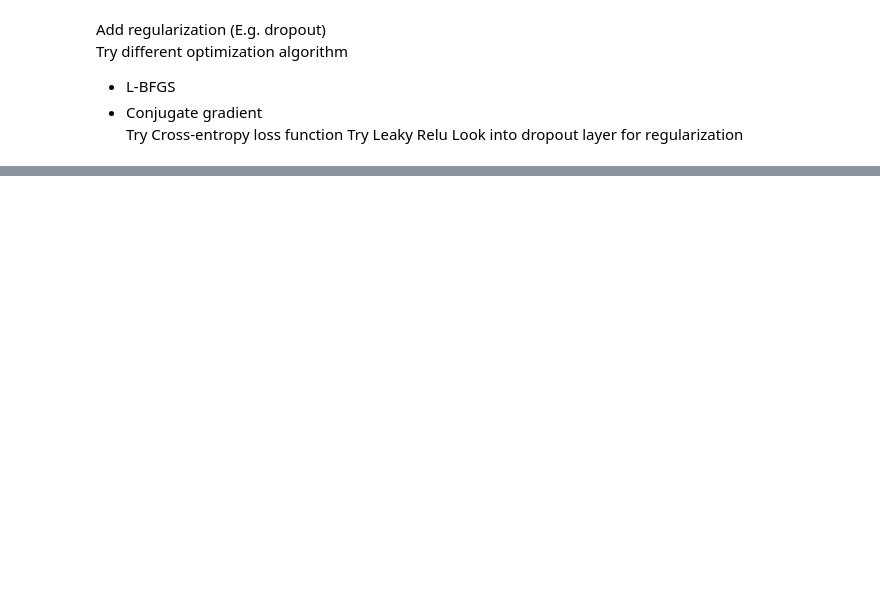
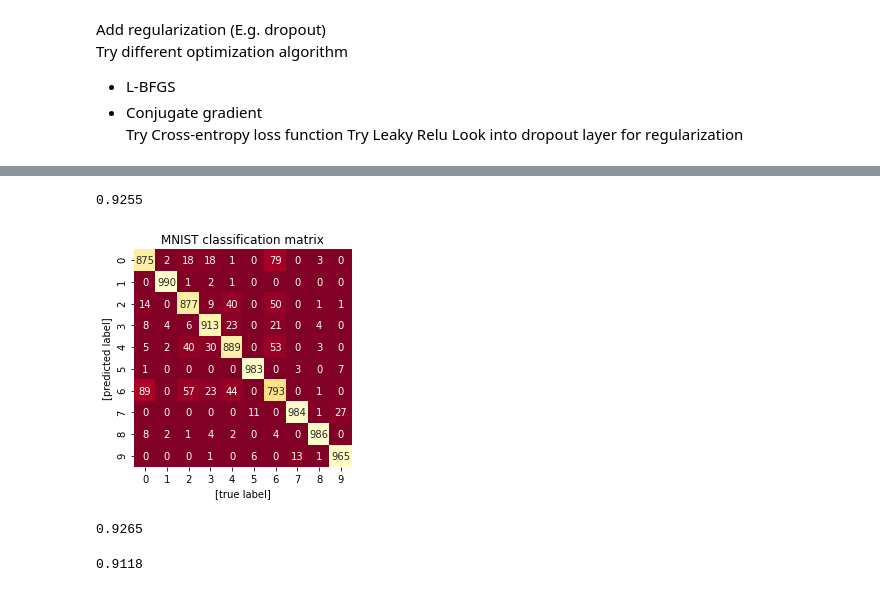
Before and after one commit to don3tan/MLCodingChallenge, a Jupyter notebook: nn.ipynb, the cells around one changed output, grey strips where cells are left out. Cells and saved outputs as stored; diff of their text form; code cells hidden in the pictures; blank space fills up the shorter version.

```diff
--- a/nn.ipynb
+++ b/nn.ipynb
@@ -791,0 +900,11 @@ At Epoch 290 - NLL Accuracy = 0.8893 , Cross-Entropy = 0.8942
+# %%
+# specify the training parameters
+num_epochs = 20 # number of training epochs
+mini_batch_size = 32 # size of the mini-batches
+
+# define learning rate and optimization strategy
+learning_rate = 0.001
+decay_rate = 0.01
+optimizer = optim.SGD(params=model.parameters(), lr=learning_rate, weight_decay = decay_rate)
+# %%
+train_dataloader = torch.utils.data.DataLoader(reshaped_train_dataset, batch_size=mini_batch_size, shuffle=True)
@@ -799,0 +1279,18 @@ Look into dropout layer for regularization
+# %%
+# restore pre-trained model snapshot
+# best_model_name = "model4_epoch_{}.pth".format(best_epoch_nn4[0])
+best_model_name = "model4_epoch_{}.pth".format(197)
+
+# init pre-trained model class
+best_model = MNISTNet4()
+
+# case: gpu computing enabled
+if use_gpu == True:
+
+  # push model to the GPU
+  model = model.cuda()
+
+# load pre-trained models
+best_model.load_state_dict(torch.load(os.path.join("models", best_model_name), map_location='cpu'))
+
+# print("Epoch {} has been loaded".format(best_epoch_nn4[0]))
@@ -799,0 +1323,23 @@ Look into dropout layer for regularization
+# %%
+# Adam with amsgrad 200 epoch W/ Additional Layer 32 (NLLLoss)
+predictions = torch.argmax(best_model(reshaped_eval_dataset.tensors[0].float()), dim=1)
+metrics.accuracy_score(reshaped_eval_dataset.tensors[1], predictions.detach())
+# %% [output]
+0.9255
+# %%
+# determine classification matrix of the predicted and target classes
+mat = confusion_matrix(reshaped_eval_dataset.tensors[1], predictions.detach())
+
+# plot corresponding confusion matrix
+sns.heatmap(mat.T, square=True, annot=True, fmt='d', cbar=False, cmap='YlOrRd_r', xticklabels=range(0,10), yticklabels=range(0,10))
+plt.title('MNIST classification matrix')
+plt.xlabel('[true label]')
+plt.ylabel('[predicted label]');
+# %% [output]
+[figure, added]
+# %%
+# Adam with amsgrad 200 epoch W/ Additional Layer 32 (Cross Entropy)
+predictions = torch.argmax(best_model(reshaped_eval_dataset.tensors[0].float()), dim=1)
+metrics.accuracy_score(reshaped_eval_dataset.tensors[1], predictions.detach())
+# %% [output]
+0.9265
@@ -799,0 +1355,6 @@ Look into dropout layer for regularization
+# %%
+# Adam with amsgrad 100 epoch W/ Additional Layer
+predictions = torch.argmax(best_model(reshaped_eval_dataset.tensors[0].float()), dim=1)
+metrics.accuracy_score(reshaped_eval_dataset.tensors[1], predictions.detach())
+# %% [output]
+0.9118
```
Also changed, not shown: parts of 74 cells of this notebook, 3 other files.
